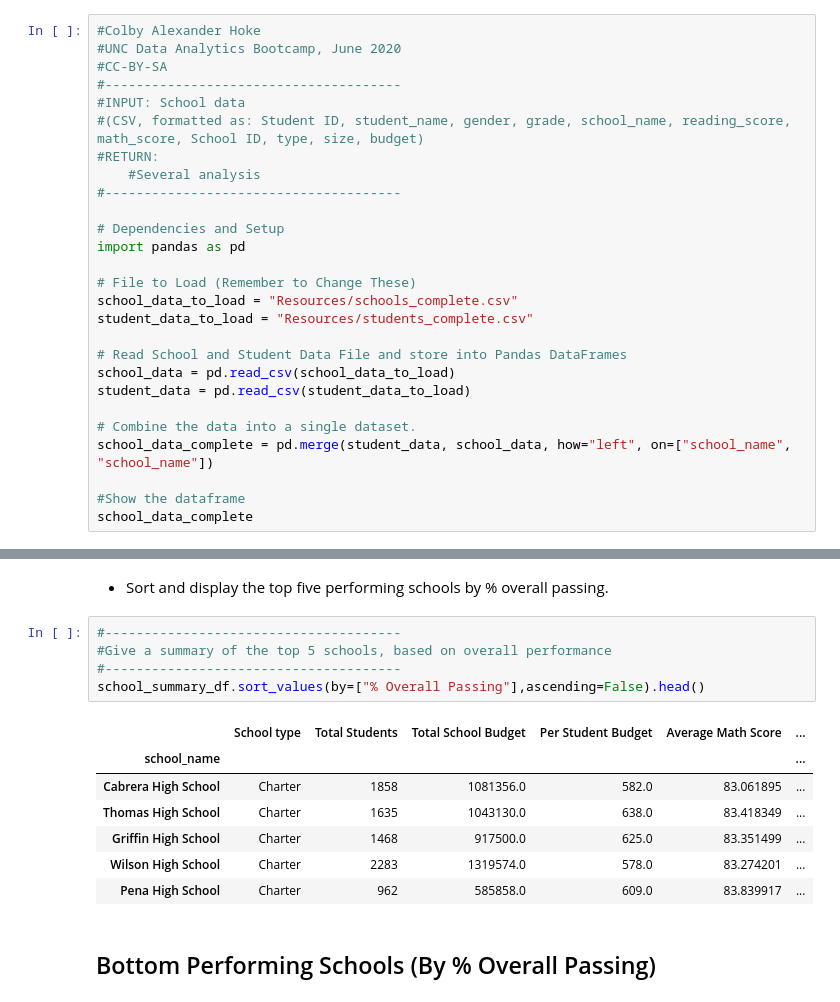
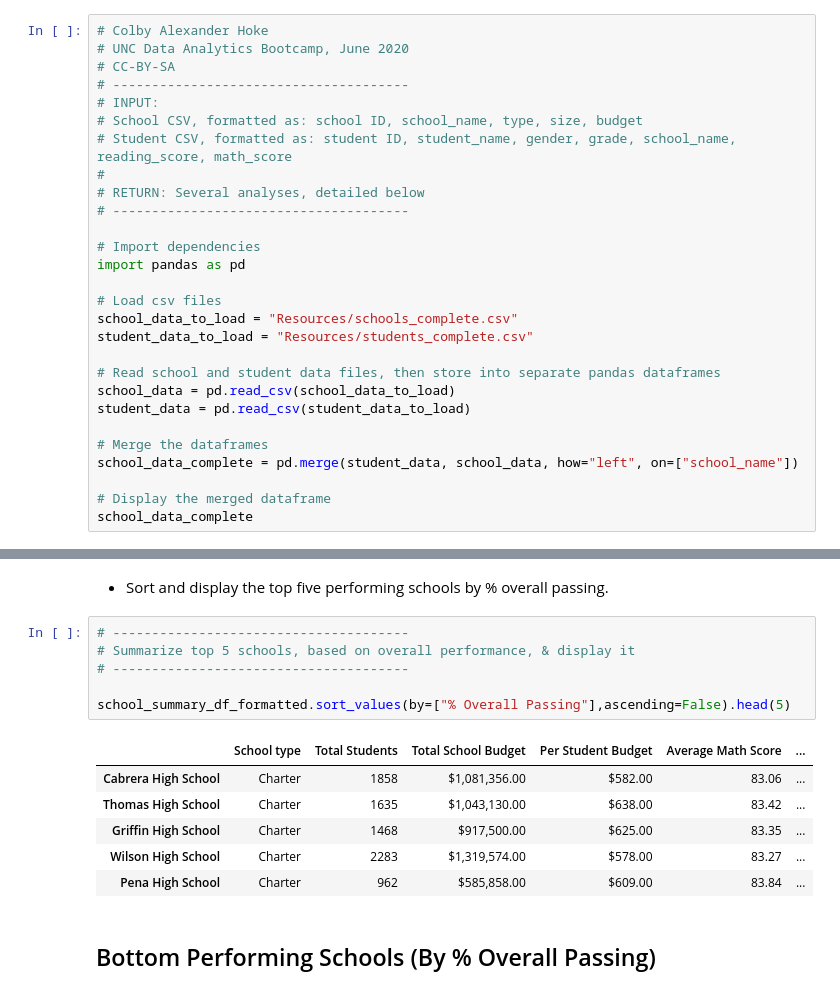
Before and after one commit to colbyhoke/pandas-challenge, a Jupyter notebook: PyCitySchools/04-Pandas_Homework_PyCitySchools_PyCitySchools_ch.ipynb, the cells around one changed output, grey strips where cells are left out. Saved outputs shown, nothing was run; the diff lists cells and outputs as text.

Commit message:
Updated readme, cleaned up comments in the jupyter notebook file, and added an additional analysis to support observations.

```diff
--- a/PyCitySchools/04-Pandas_Homework_PyCitySchools_PyCitySchools_ch.ipynb
+++ b/PyCitySchools/04-Pandas_Homework_PyCitySchools_PyCitySchools_ch.ipynb
@@ -2,31 +2,32 @@
 ### Note
 * Instructions have been included for each segment. You do not have to follow them exactly, but they are included to help you think through the steps.
 # %%
-#Colby Alexander Hoke
-#UNC Data Analytics Bootcamp, June 2020
-#CC-BY-SA
-#--------------------------------------
-#INPUT: School data
-#(CSV, formatted as: Student ID, student_name, gender, grade, school_name, reading_score, math_score, School ID, type, size, budget)
-#RETURN:
-    #Several analysis
-#--------------------------------------
+# Colby Alexander Hoke
+# UNC Data Analytics Bootcamp, June 2020
+# CC-BY-SA
+# --------------------------------------
+# INPUT:
+# School CSV, formatted as: school ID, school_name, type, size, budget
+# Student CSV, formatted as: student ID, student_name, gender, grade, school_name, reading_score, math_score
+#
+# RETURN: Several analyses, detailed below
+# --------------------------------------
 
-# Dependencies and Setup
+# Import dependencies
 import pandas as pd
 
-# File to Load (Remember to Change These)
+# Load csv files
 school_data_to_load = "Resources/schools_complete.csv"
 student_data_to_load = "Resources/students_complete.csv"
 
-# Read School and Student Data File and store into Pandas DataFrames
+# Read school and student data files, then store into separate pandas dataframes
 school_data = pd.read_csv(school_data_to_load)
 student_data = pd.read_csv(student_data_to_load)
 
-# Combine the data into a single dataset.
-school_data_complete = pd.merge(student_data, school_data, how="left", on=["school_name", "school_name"])
+# Merge the dataframes
+school_data_complete = pd.merge(student_data, school_data, how="left", on=["school_name"])
 
-#Show the dataframe
+# Display the merged dataframe
 school_data_complete
 # %% [output]
 |  | Student ID | student_name | gender | grade | school_name | reading_score | math_score | School ID | ... |
@@ -214,18 +217,18 @@ school_summary_df_formatted
 # %% [markdown]
 * Sort and display the top five performing schools by % overall passing.
 # %%
-#--------------------------------------
-#Give a summary of the top 5 schools, based on overall performance
-#--------------------------------------
-school_summary_df.sort_values(by=["% Overall Passing"],ascending=False).head()
+# --------------------------------------
+# Summarize top 5 schools, based on overall performance, & display it
+# --------------------------------------
+
+school_summary_df_formatted.sort_values(by=["% Overall Passing"],ascending=False).head(5)
 # %% [output]
 |  | School type | Total Students | Total School Budget | Per Student Budget | Average Math Score | ... |
-| school_name |  |  |  |  |  | ... |
-| Cabrera High School | Charter | 1858 | 1081356.0 | 582.0 | 83.061895 | ... |
-| Thomas High School | Charter | 1635 | 1043130.0 | 638.0 | 83.418349 | ... |
-| Griffin High School | Charter | 1468 | 917500.0 | 625.0 | 83.351499 | ... |
-| Wilson High School | Charter | 2283 | 1319574.0 | 578.0 | 83.274201 | ... |
-| Pena High School | Charter | 962 | 585858.0 | 609.0 | 83.839917 | ... |
+| Cabrera High School | Charter | 1858 | $1,081,356.00 | $582.00 | 83.06 | ... |
+| Thomas High School | Charter | 1635 | $1,043,130.00 | $638.00 | 83.42 | ... |
+| Griffin High School | Charter | 1468 | $917,500.00 | $625.00 | 83.35 | ... |
+| Wilson High School | Charter | 2283 | $1,319,574.00 | $578.00 | 83.27 | ... |
+| Pena High School | Charter | 962 | $585,858.00 | $609.00 | 83.84 | ... |
 # %% [markdown]
 ## Bottom Performing Schools (By % Overall Passing)
 # %% [markdown]
```
Also changed, not shown: parts of 9 cells of this notebook, 2 other files.
